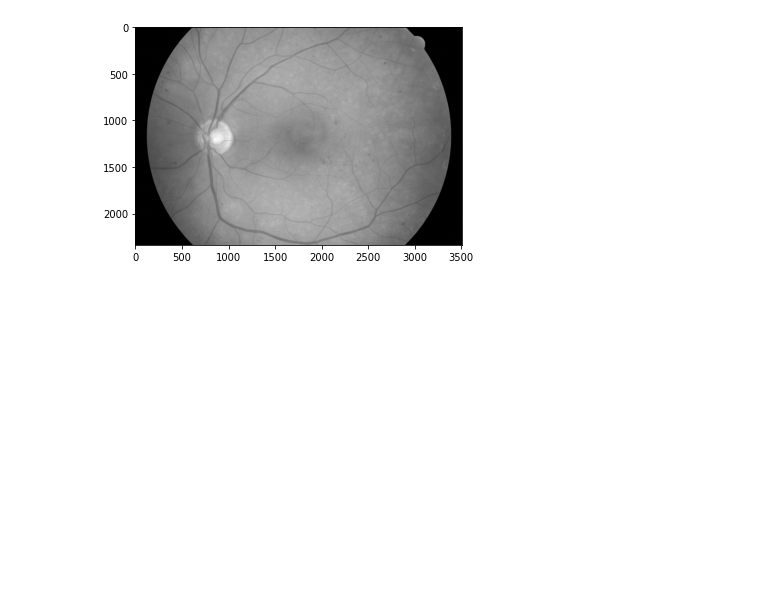
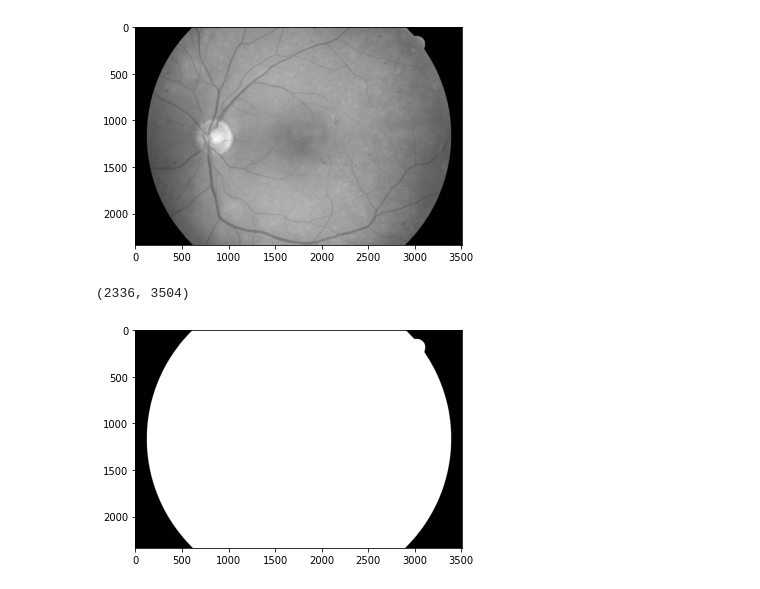
Before and after one commit to MerlinSchoose/imed2, a Jupyter notebook: Segmentation.ipynb, the cells around one changed output. Drawn from its saved outputs; the diff is of its cells as text; code cells hidden in the pictures; blank space fills up the shorter version.

```diff
--- a/Segmentation.ipynb
+++ b/Segmentation.ipynb
@@ -8,4 +8,7 @@ import matplotlib.pyplot as plt
 from PIL import Image
 # %%
 dataset_dir = "dataset/"
+img_dir = dataset_dir + "images/"
+manual_dir = dataset_dir + "manual1/"
+mask_dir = dataset_dir + "mask/"
 # %%
@@ -18,3 +30,11 @@ plt.show()
 # %% [output]
 (2336, 3504)
 [figure]
+# %%
+print(mask_dataset[0].shape)
+
+plt.imshow(mask_dataset[0], cmap=plt.cm.gray)
+plt.show()
+# %% [output]
+(2336, 3504)
+[figure, added]
```
Also changed, not shown: parts of 16 cells of this notebook.
